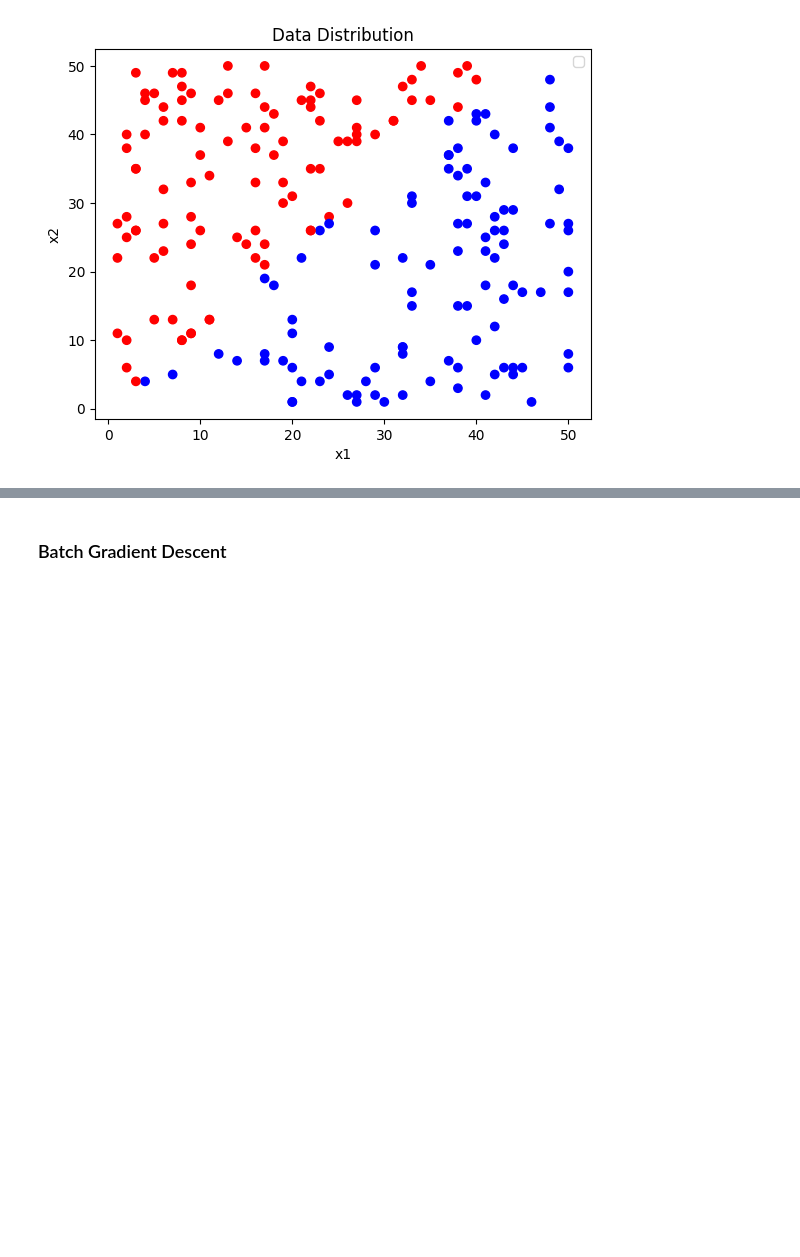
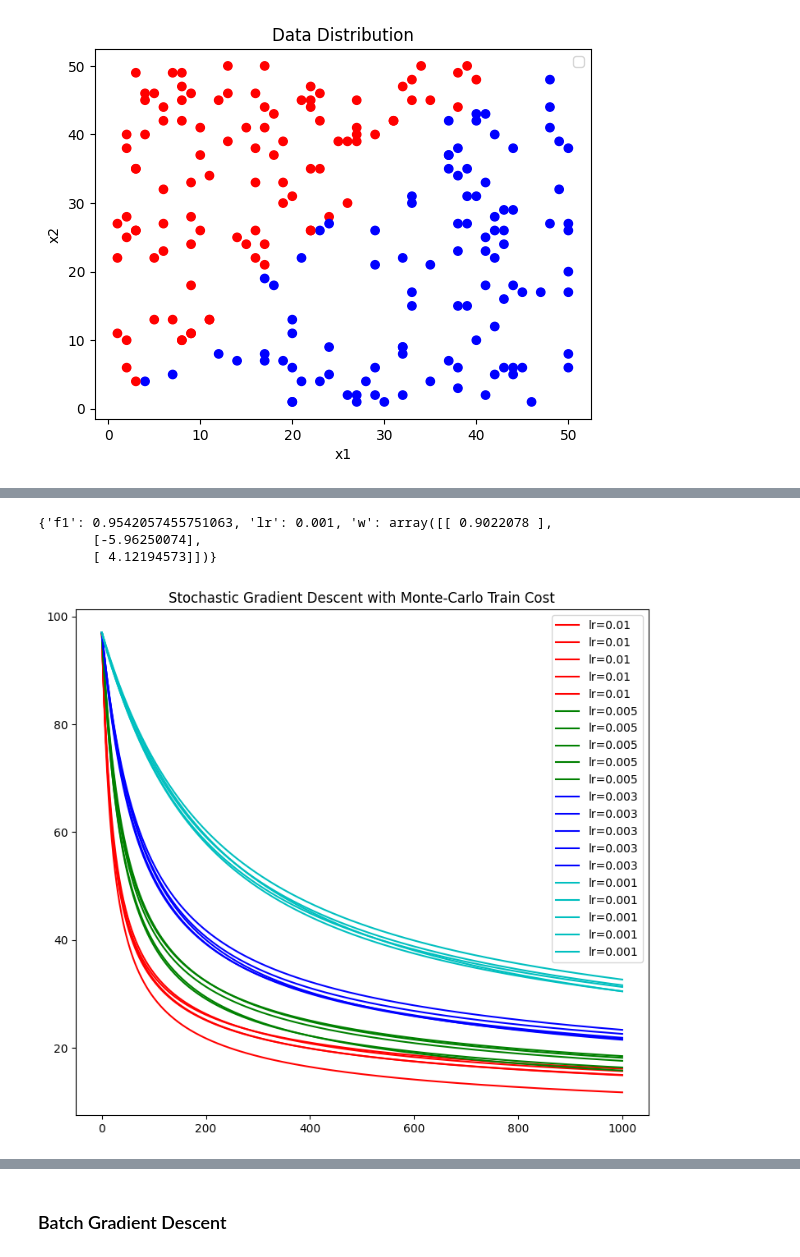
Before and after one commit to AbinashChetia/log_reg_ac, a Jupyter notebook: eg_logReg.ipynb, the cells around one changed output, grey strips where cells are left out. Saved outputs shown, nothing was run; the diff lists cells and outputs as text; code cells hidden in the pictures; blank space fills up the shorter version.

```diff
--- a/eg_logReg.ipynb
+++ b/eg_logReg.ipynb
@@ -39,0 +155,2 @@ test_x = utilsAC.normMinMax(test_x, mode='test', train_min=train_min, train_max=
+# %%
+sgd_montc_train_costs, sgd_montc_opt_model = montc_cv.fit(data_x, data_y, lr=lrs, max_iter=1000, iter_step=100, eps=1e-5, stochGD=True)
@@ -39,0 +175,17 @@ test_x = utilsAC.normMinMax(test_x, mode='test', train_min=train_min, train_max=
+# %%
+print(sgd_montc_opt_model)
+# %% [output]
+{'f1': 0.9542057455751063, 'lr': 0.001, 'w': array([[ 0.9022078 ],
+       [-5.96250074],
+       [ 4.12194573]])}
+# %%
+fig = plt.figure(figsize=(9, 8))
+for i in range(len(sgd_montc_train_costs)):
+    for j in range(len(sgd_montc_train_costs[i])):
+        plt.plot(sgd_montc_train_costs[i][j], label=f'lr={lrs[i]}', color=colors[i])
+plt.legend()
+plt.title('Stochastic Gradient Descent with Monte-Carlo Train Cost')
+plt.show()
+fig.savefig('plots/sgd_montc.png')
+# %% [output]
+[figure, added]
```
Also changed, not shown: parts of 18 cells of this notebook, 10 other files.
